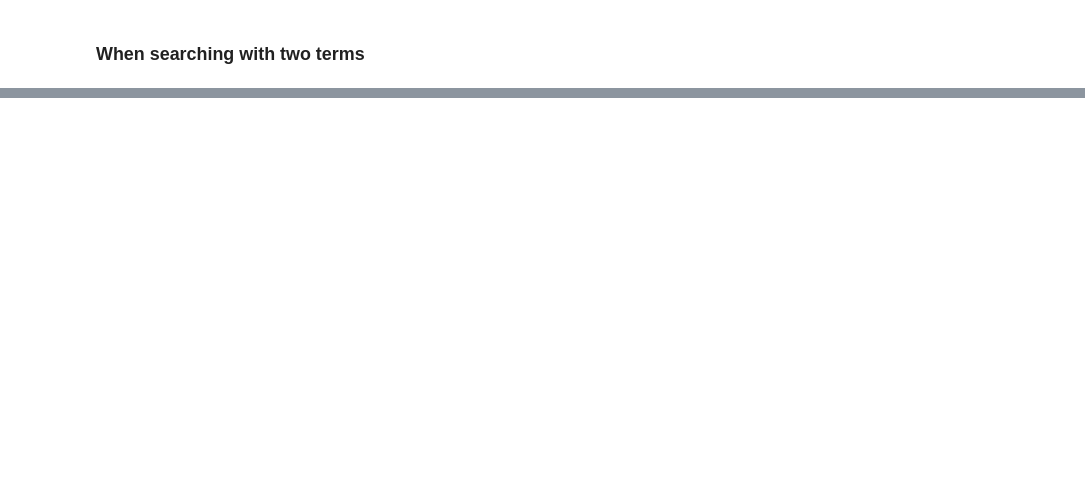
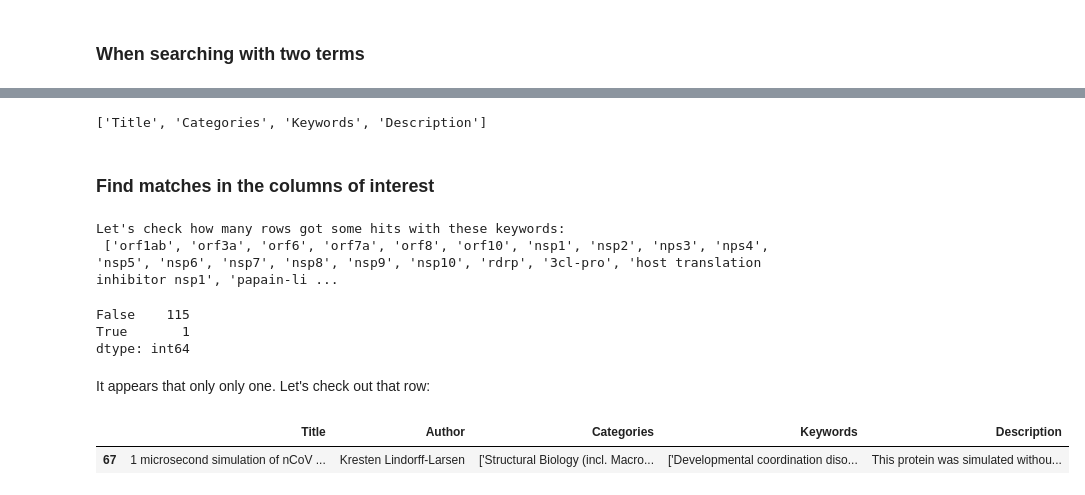
Before and after one commit to ljmesi/Copenhagen_BioHackathon2020, a Jupyter notebook: Select_Covid-19_data.ipynb, the cells around one changed output, grey strips where cells are left out. Saved outputs shown, nothing was run; the diff lists cells and outputs as text; code cells hidden in the pictures; blank space fills up the shorter version.

```diff
--- a/Select_Covid-19_data.ipynb
+++ b/Select_Covid-19_data.ipynb
@@ -375,0 +433,6 @@ sc_data[joined]
+# %%
+falses = np.zeros(len(sc_clean["Title"]), dtype=bool) # https://stackoverflow.com/a/21174962
+found1 = pd.Series(data = falses,
+                   dtype = bool)
+found2 = pd.Series(data = falses,
+                   dtype = bool)
@@ -375,0 +443,4 @@ sc_data[joined]
+# %%
+num_elem = len(sc_clean.columns.values.tolist())
+cols = sc_clean.columns.values.tolist()
+cols
@@ -375,0 +451,33 @@ sc_data[joined]
+# %%
+#cols.pop(num_elem-1)
+cols.pop(1)
+print(cols)
+# %% [output]
+['Title', 'Categories', 'Keywords', 'Description']
+# %% [markdown]
+### Find matches in the columns of interest
+# %%
+for col in cols:
+    for word in first_term:
+        # Find out if the current search term can be found in the column
+        cur_match = sc_clean[col].str.lower().str.contains(word) # https://stackoverflow.com/a/15333283
+        # Join the found matches to one Series
+        found1 = found1 | cur_match
+# %%
+print("Let's check how many rows got some hits with these keywords:\n",first_term)
+# %% [output]
+Let's check how many rows got some hits with these keywords:
+ ['orf1ab', 'orf3a', 'orf6', 'orf7a', 'orf8', 'orf10', 'nsp1', 'nsp2', 'nps3', 'nps4', 'nsp5', 'nsp6', 'nsp7', 'nsp8', 'nsp9', 'nsp10', 'rdrp', '3cl-pro', 'host translation inhibitor nsp1', 'papain-li ...
+# %%
+found1.value_counts()
+# %% [output]
+False    115
+True       1
+dtype: int64
+# %% [markdown]
+It appears that only only one. Let's check out that row:
+# %%
+sc_clean[found1]
+# %% [output]
+|  | Title | Author | Categories | Keywords | Description |
+| 67 | 1 microsecond simulation of nCoV ... | Kresten Lindorff-Larsen | ['Structural Biology (incl. Macro... | ['Developmental coordination diso... | This protein was simulated withou... |
```
Also changed, not shown: parts of 23 cells of this notebook.
